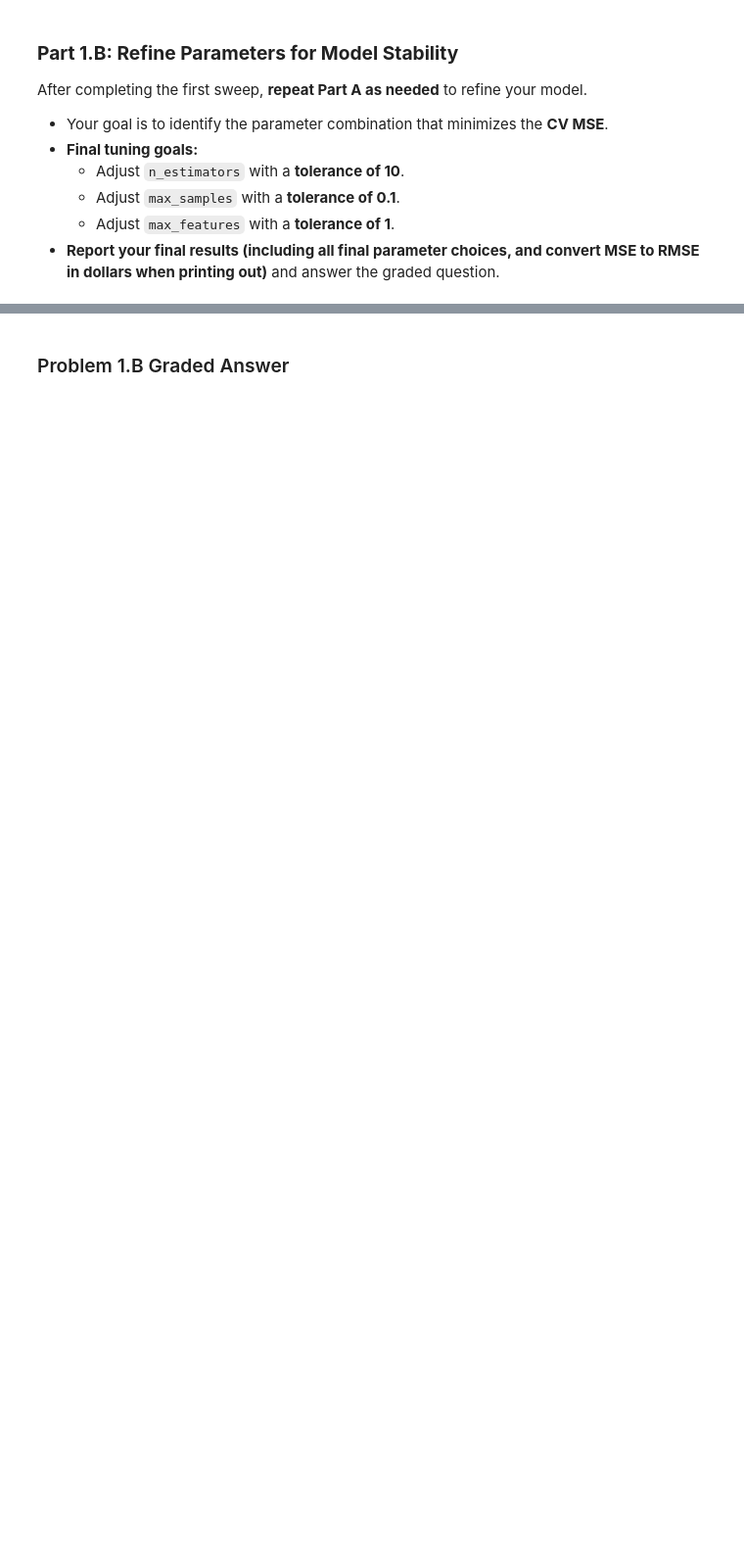
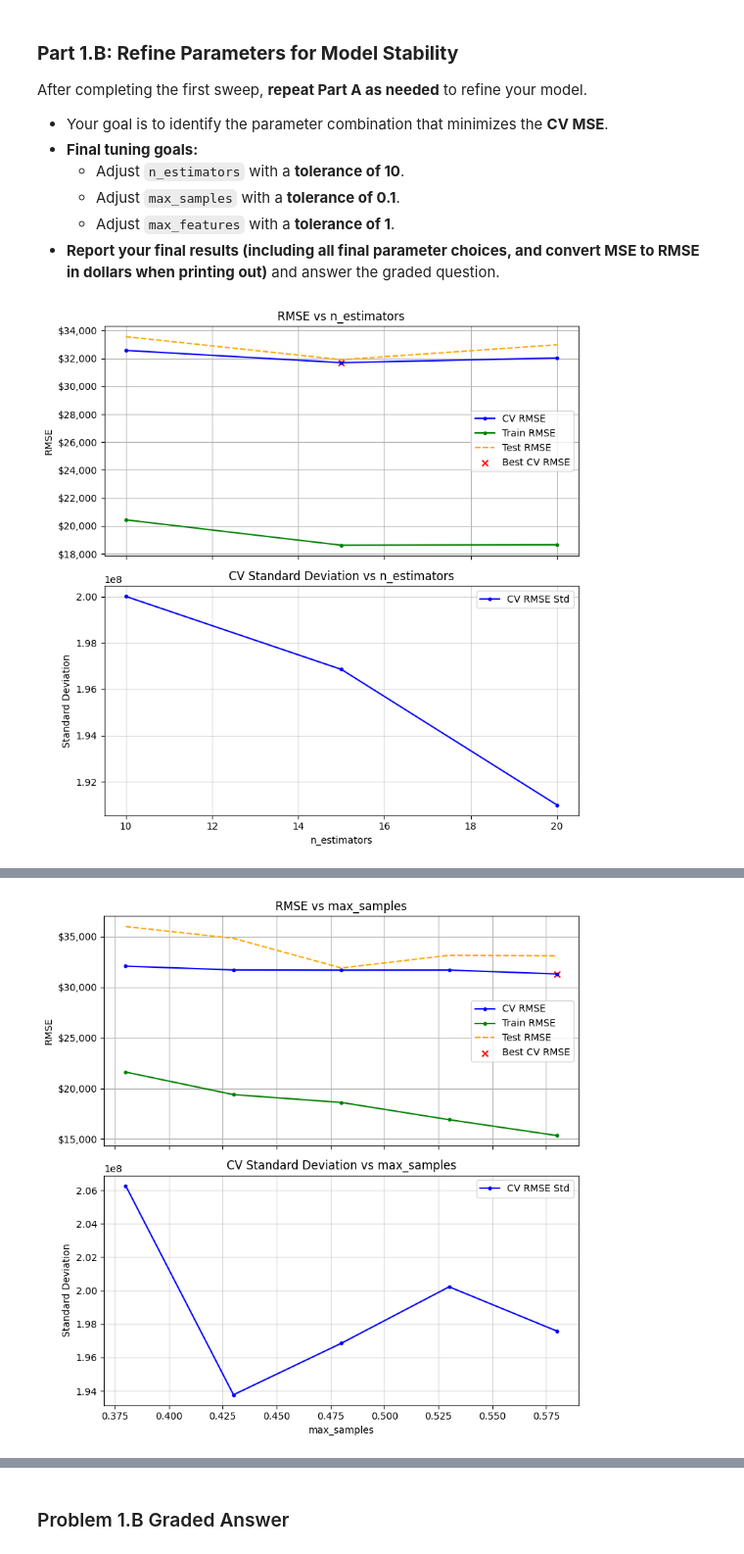
Before and after one commit to Rocking-Priya/Module-3-Assignments, a Jupyter notebook: Homework_07.ipynb, the cells around one changed output, grey strips where cells are left out. Shown at 98% size. Drawn from its saved outputs; the diff is of its cells as text; code cells hidden in the pictures; blank space fills up the shorter version.

```diff
--- a/Homework_07.ipynb
+++ b/Homework_07.ipynb
@@ -381,0 +394,36 @@ After completing the first sweep, **repeat Part A as needed** to refine your mod
+# %%
+# Your code here -- Add as many code cells as necessary
+# Initialize with best parameters from Part 1.A
+Parameters_BT = {
+    'n_estimators': 10,
+    'max_samples': 0.48,
+    'max_features': 11,
+    'bootstrap': False,
+    'random_state': 42,
+    'MSE_found': 1060725569.2232068
+}
+
+# Fine-tune n_estimators (smaller steps)
+n_estimators_range = range(max(10, Parameters_BT['n_estimators'] - 10), Parameters_BT['n_estimators'] + 11, 5)
+Parameters_BT = sweep_parameter(BaggingRegressor, Parameters_BT, 'n_estimators', n_estimators_range)
+
+# Fine-tune max_samples (step size 0.1)
+max_samples_range = np.arange(max(0.1, Parameters_BT['max_samples'] - 0.1), min(1.0, Parameters_BT['max_samples'] + 0.1) + 0.05, 0.05)
+Parameters_BT = sweep_parameter(BaggingRegressor, Parameters_BT, 'max_samples', max_samples_range)
+
+# Fine-tune max_features (step size 1)
+max_features_range = range(max(1, Parameters_BT['max_features'] - 1), Parameters_BT['max_features'] + 2)
+Parameters_BT = sweep_parameter(BaggingRegressor, Parameters_BT, 'max_features', max_features_range)
+
+# Store the final best RMSE score
+final_best_cv_rmse = np.sqrt(Parameters_BT['MSE_found'])
+
+# Print the final results
+print(f"Final Best Parameters: {Parameters_BT}")
+print(f"Final Best CV RMSE Score: ${final_best_cv_rmse:,.2f}")
+
+# Set the graded variable
+a1b = round(final_best_cv_rmse, 2)
+print(f'a1b = ${a1b:,.2f}')  # Do not change this line
+# %% [output]
+[figure, added]
@@ -381,0 +431 @@ After completing the first sweep, **repeat Part A as needed** to refine your mod
+[figure, added]
```
Also changed, not shown: parts of 10 cells of this notebook.
